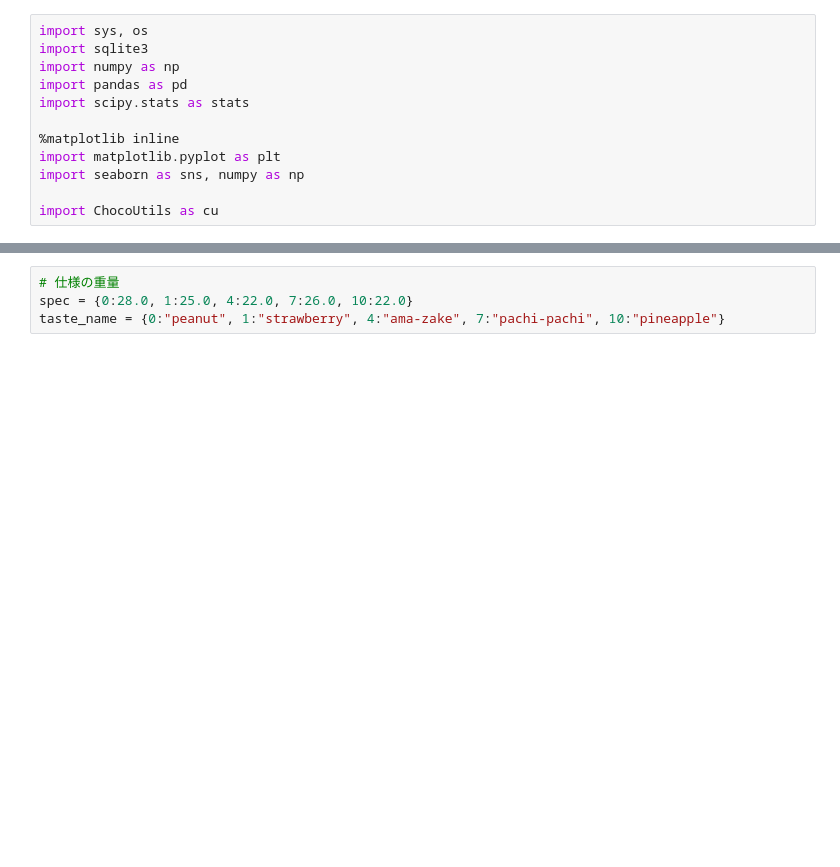
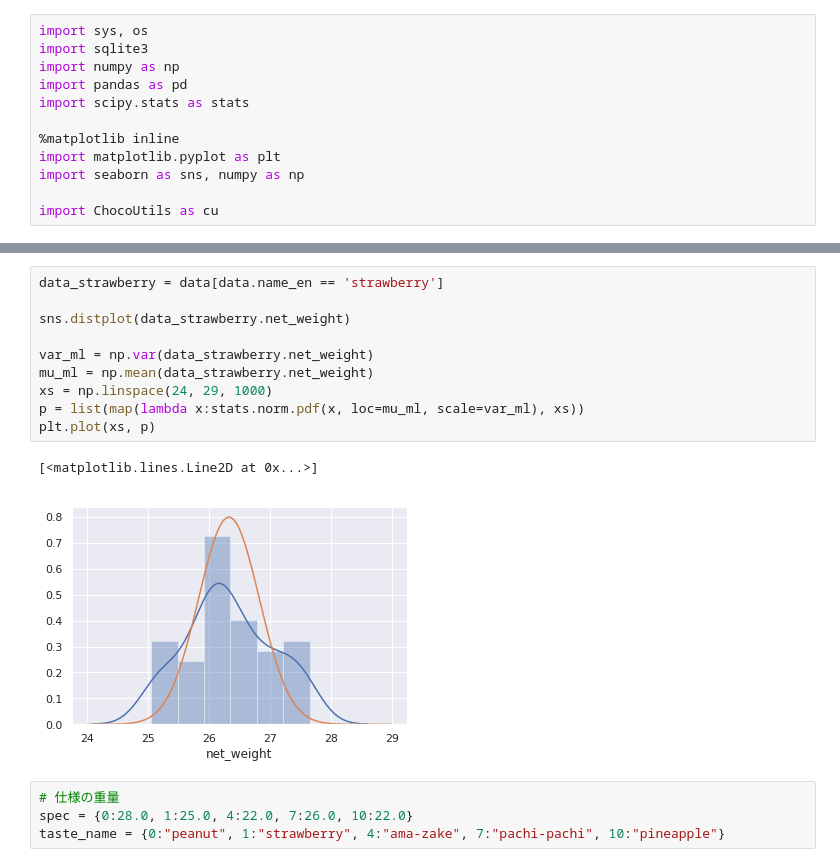
Before and after one commit to tok41/choco-ball-statistics, a Jupyter notebook: analysis/jupyter/plot_weight_dist.ipynb, the cells around one changed output, grey strips where cells are left out. Saved outputs shown, nothing was run; the diff lists cells and outputs as text; blank space fills up the shorter version.

```diff
--- a/analysis/jupyter/plot_weight_dist.ipynb
+++ b/analysis/jupyter/plot_weight_dist.ipynb
@@ -28,3 +67,16 @@ plot
+# %%
+data_strawberry = data[data.name_en == 'strawberry']
+
+sns.distplot(data_strawberry.net_weight)
+
+var_ml = np.var(data_strawberry.net_weight)
+mu_ml = np.mean(data_strawberry.net_weight)
+xs = np.linspace(24, 29, 1000)
+p = list(map(lambda x:stats.norm.pdf(x, loc=mu_ml, scale=var_ml), xs))
+plt.plot(xs, p)
+# %% [output]
+[<matplotlib.lines.Line2D at 0x...>]
+[figure, added]
 # %%
 # 仕様の重量
 spec = {0:28.0, 1:25.0, 4:22.0, 7:26.0, 10:22.0}
```
Also changed, not shown: parts of 14 cells of this notebook.
